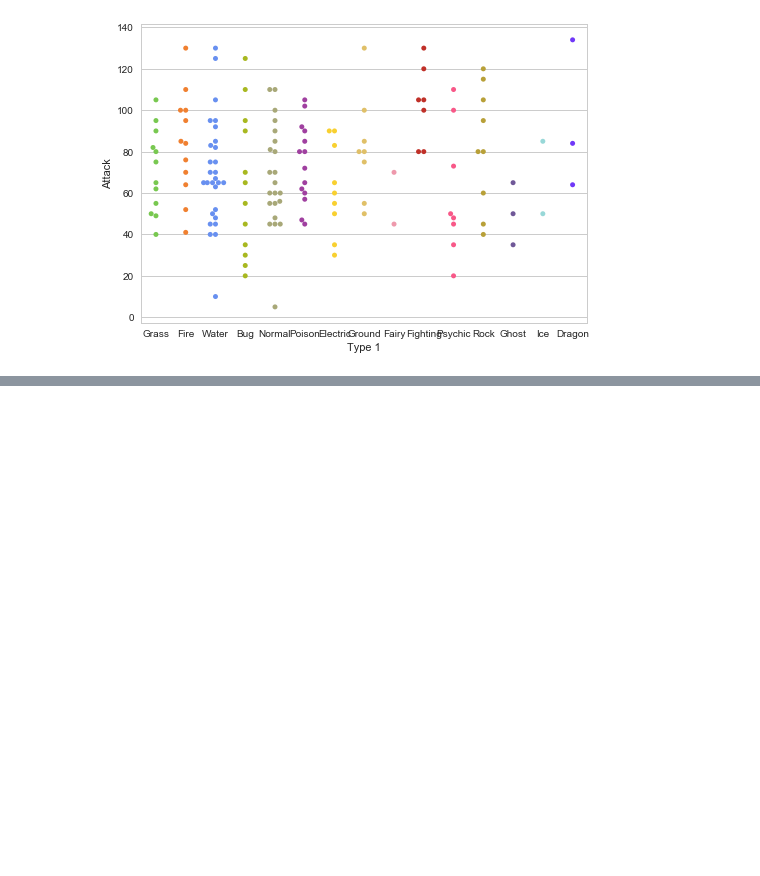
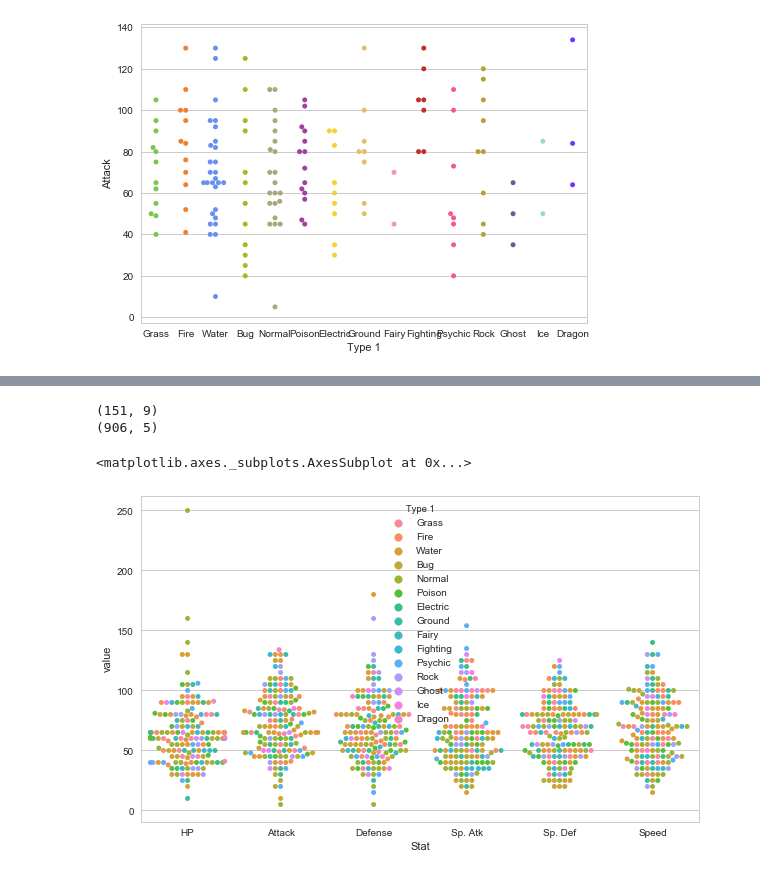
Before and after one commit to kbrook10/python_seaborn_tutorial, a Jupyter notebook: Python Seaborn Tutorial - EliteDataScience.ipynb, the cells around one changed output, grey strips where cells are left out. Cells and saved outputs as stored; diff of their text form; code cells hidden in the pictures; blank space fills up the shorter version.

```diff
--- a/Python Seaborn Tutorial - EliteDataScience.ipynb
+++ b/Python Seaborn Tutorial - EliteDataScience.ipynb
@@ -127,0 +148,6 @@ sns.swarmplot(x='Type 1', y='Attack', data=df, palette=pkmn_type_colors)
+# %%
+# Merge the various six stats into one variable and create new rows for each
+melted_df = pd.melt(stats_df, id_vars=['Name', 'Type 1', 'Type 2'], var_name='Stat')
+
+# Print the top 5 rows of the melted dataframe
+melted_df.head()
@@ -127,0 +161,16 @@ sns.swarmplot(x='Type 1', y='Attack', data=df, palette=pkmn_type_colors)
+# %%
+# Conduct Shape comparison to verify the data has been melted
+print (stats_df.shape)
+print (melted_df.shape)
+# %% [output]
+(151, 9)
+(906, 5)
+# %%
+# Adjust the size of the figure using the function figure() and figsize attribute in Matplotlib
+plt.figure(figsize=(10,6))
+
+# Create a swarmplot with the melted data
+sns.swarmplot(x='Stat', y='value', data=melted_df, hue='Type 1')
+# %% [output]
+<matplotlib.axes._subplots.AxesSubplot at 0x...>
+[figure, added]
```
Also changed, not shown: parts of 5 cells of this notebook.
